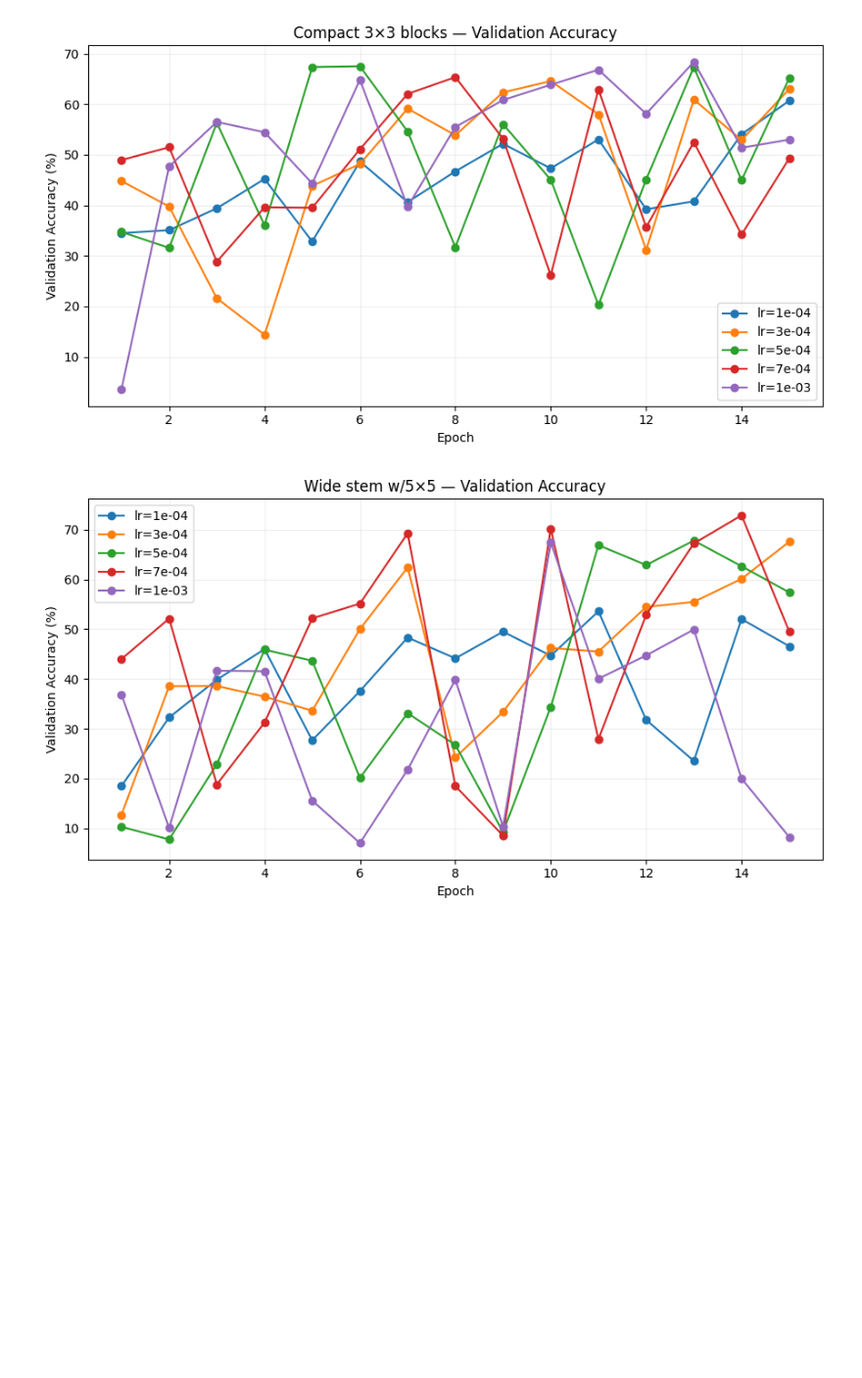
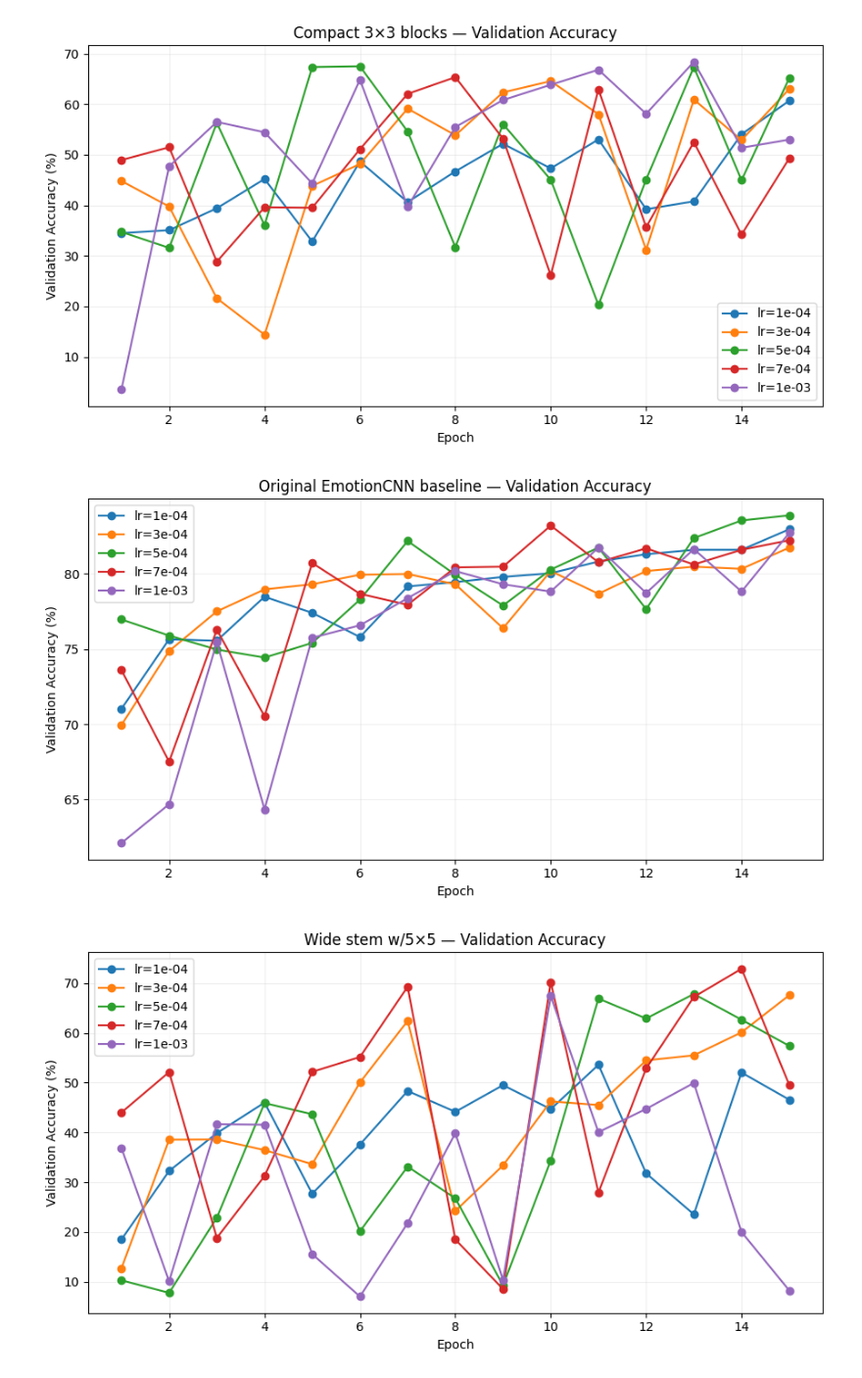
Before and after one commit to ziqil40/Emotion-Detection, a Jupyter notebook: Nickolas2.ipynb, the cells around one changed output. Shown at 98% size. Saved outputs shown, nothing was run; the diff lists cells and outputs as text; code cells hidden in the pictures; blank space fills up the shorter version.

Commit message:
Add and optimize original CNN

```diff
--- a/Nickolas2.ipynb
+++ b/Nickolas2.ipynb
@@ -1377,11 +1377,6 @@ else:
 ## CNN Architecture × Learning Rate Sweep
 To replicate the logistic-regression-style comparison for our baseline CNN, we keep the optimizer fixed to Adam and only vary the convolutional stem (filters, kernel sizes, pooling strides) plus learning rate. Each configuration will train for 15 epochs on the balanced training split and report validation accuracy each epoch so we can visualize convergence speed and final quality.
 # %%
-# Architecture builders dedicated to the sweep (optimizer stays Adam)
-import random
-import time
-
-
 class EmotionCNNVariant(nn.Module):
     """Configurable CNN stem + lightweight head for 64×64 grayscale inputs."""
 
@@ -1420,6 +1415,10 @@ class EmotionCNNVariant(nn.Module):
 
 
 ARCH_VARIANTS = {
+    "legacy_cnn": {
+        "label": "Original EmotionCNN baseline",
+        "builder": EmotionCNN,
+    },
     "compact_base": {
         "label": "Compact 3×3 blocks",
         "conv_specs": [
@@ -1454,8 +1453,10 @@ ARCH_VARIANTS = {
 }
 
 
-def build_cnn_variant(name: str, num_classes: int) -> EmotionCNNVariant:
+def build_cnn_variant(name: str, num_classes: int) -> nn.Module:
     cfg = ARCH_VARIANTS[name]
+    if "builder" in cfg:
+        return cfg["builder"](num_classes)
     return EmotionCNNVariant(
         num_classes=num_classes,
         conv_specs=cfg["conv_specs"],
@@ -1466,6 +1467,10 @@ def build_cnn_variant(name: str, num_classes: int) -> EmotionCNNVariant:
 
 print("Defined CNN variants:")
 for key, cfg in ARCH_VARIANTS.items():
-    print(f"- {key}: {cfg['label']} ({len(cfg['conv_specs'])} conv blocks)")
+    if "conv_specs" in cfg:
+        detail = f"{len(cfg['conv_specs'])} conv blocks"
+    else:
+        detail = "EmotionCNN backbone"
+    print(f"- {key}: {cfg['label']} ({detail})")
 # %% [output]
 Defined CNN variants:
@@ -1668,6 +1723,11 @@ def plot_best_architectures(best_histories: dict) -> None:
 plot_architecture_curves("compact_base")
 # %% [output]
 [figure]
+# %%
+# Plot 5 learning-rate curves for the original EmotionCNN baseline
+plot_architecture_curves("legacy_cnn")
+# %% [output]
+[figure, added]
 # %%
 # Plot 5 learning-rate curves for the wide kernel architecture
 plot_architecture_curves("wide_kernel")
```
Also changed, not shown: parts of 12 cells of this notebook.
